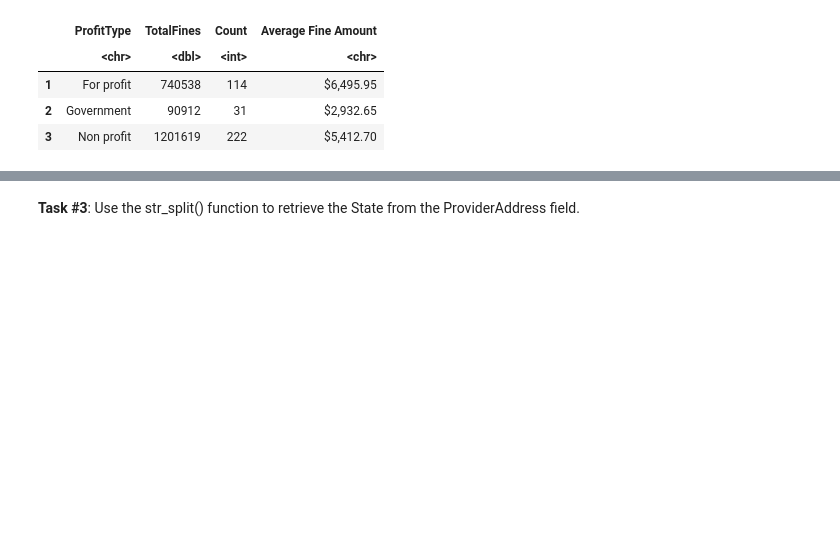
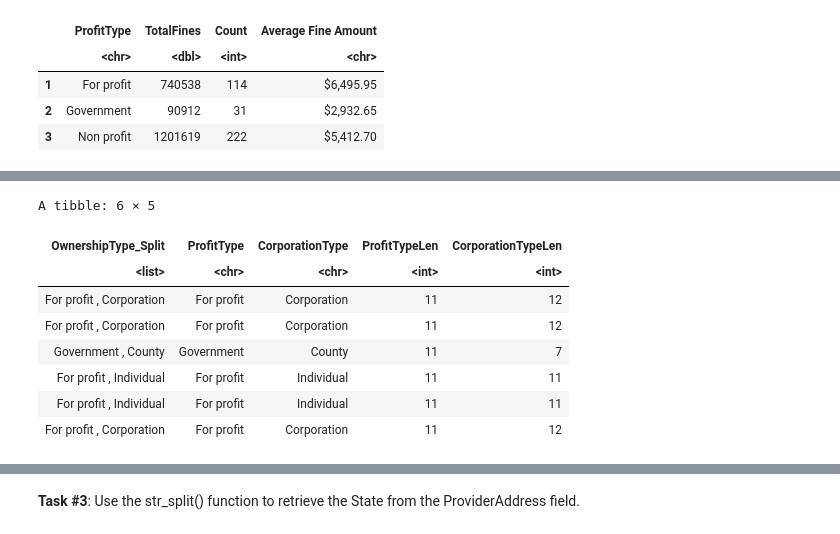
Before and after one commit to yardsale8/DSCI325, a Jupyter notebook: Module3_Part3_R.ipynb, the cells around one changed output, grey strips where cells are left out. Drawn from its saved outputs; the diff is of its cells as text; code cells hidden in the pictures; blank space fills up the shorter version.

```diff
--- a/Module3_Part3_R.ipynb
+++ b/Module3_Part3_R.ipynb
@@ -690,0 +749,18 @@ A tibble: 3 × 4
+# %%
+(
+ NursingHomes_OwnershipSplit
+ %>% select(OwnershipType_Split, ProfitType, CorporationType)
+ %>% mutate(ProfitTypeLen = str_length(ProfitType), CorporationTypeLen = str_length(CorporationType))
+ ) -> temp
+
+head(temp)
+# %% [output]
+A tibble: 6 × 5
+| OwnershipType_Split | ProfitType | CorporationType | ProfitTypeLen | CorporationTypeLen |
+| <list> | <chr> | <chr> | <int> | <int> |
+| For profit , Corporation | For profit | Corporation | 11 | 12 |
+| For profit , Corporation | For profit | Corporation | 11 | 12 |
+| Government , County | Government | County | 11 | 7 |
+| For profit , Individual | For profit | Individual | 11 | 11 |
+| For profit , Individual | For profit | Individual | 11 | 11 |
+| For profit , Corporation | For profit | Corporation | 11 | 12 |
```
Also changed, not shown: parts of 21 cells of this notebook.
